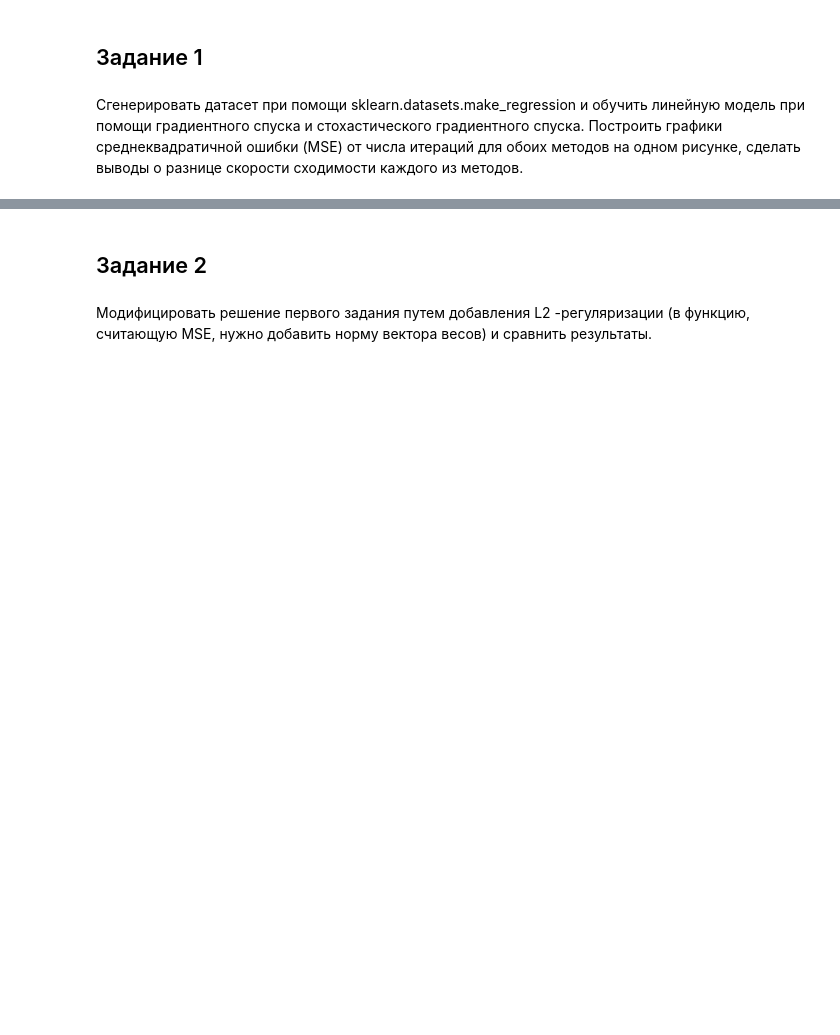
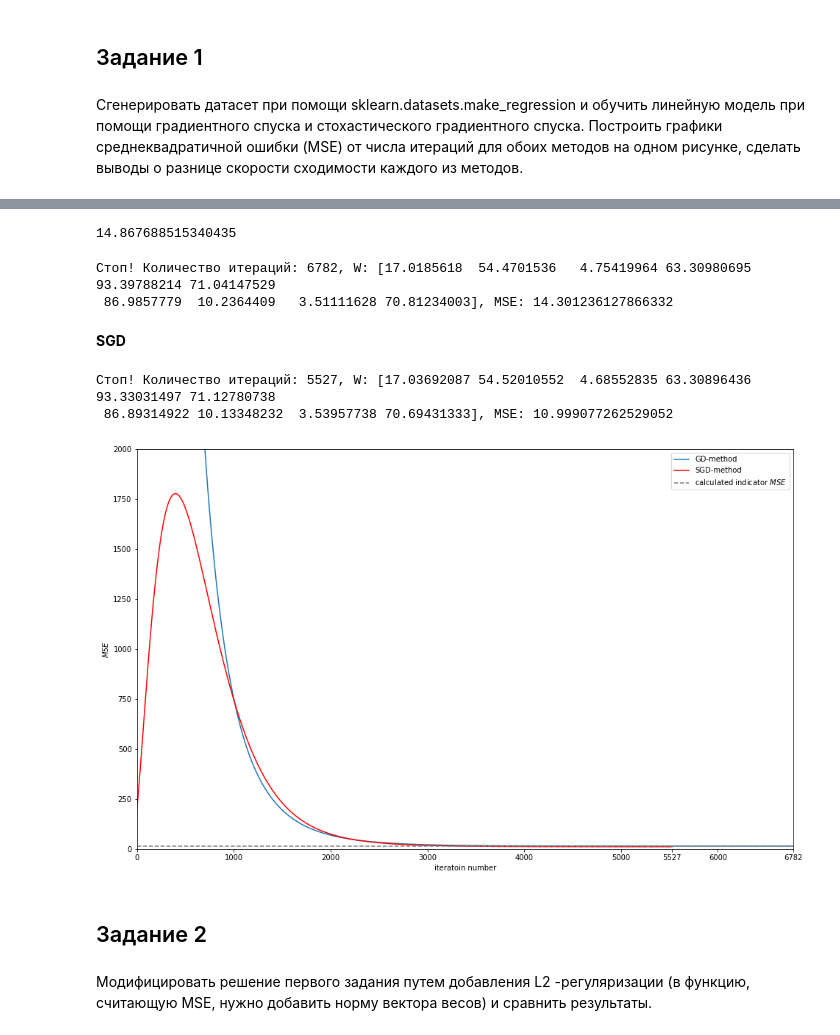
Before and after one commit to vit050587/Data-analysis, a Jupyter notebook: analytics_data.ipynb, the cells around one changed output, grey strips where cells are left out. Drawn from its saved outputs; the diff is of its cells as text; code cells hidden in the pictures; blank space fills up the shorter version.

```diff
--- a/analytics_data.ipynb
+++ b/analytics_data.ipynb
@@ -292,0 +306,36 @@ NameError: ignored
+# %%
+mse_default = calc_mse(y, y_pred_default)
+mse_default
+# %% [output]
+14.867688515340435
+# %%
+def One_grad_desc(X, y, alpha=1e-04, verbose=False, tol=0.0):
+    n = X.shape[0]
+    W = np.random.randn(X.shape[1], )    # стартовые веса
+    min_err = float('inf')               # минимальная ошибка
+    n_iter = 0                           # счетчик итераций
+    stop_chek = True                     # остановка итераций
+    errors = []
+    while stop_chek:
+        n_iter += 1
+        y_pred = W @ X.T
+        err = calc_mse(y, y_pred)
+        errors.append(err)
+        if min_err - err > tol:         # сравнение ошибки
+            min_err = err
+        else:
+            print(
+                f'Стоп! Количество итераций: {n_iter}, W: {W}, MSE: {min_err}')
+            stop_chek = False
+        W -= alpha * (1 / n * 2 * np.sum(X.T * (y_pred - y), axis=1))
+        if verbose:
+            if n_iter % 100 == 0:
+                print(n_iter, W, err)
+    return W, min_err, errors
+# %%
+W_1, mse_1, score_1 = One_grad_desc(X, y, alpha=0.001, tol=0.00001)
+# %% [output]
+Стоп! Количество итераций: 6782, W: [17.0185618  54.4701536   4.75419964 63.30980695 93.39788214 71.04147529
+ 86.9857779  10.2364409   3.51111628 70.81234003], MSE: 14.301236127866332
+# %% [markdown]
+**SGD**
@@ -293,3 +379,22 @@ NameError: ignored
+# %%
+W_2, mse_2, score_2 = One_sgd(X, y, alpha=0.001, batch_size=1, n_epoch=8000, tol=0.00001)
+# %% [output]
+Стоп! Количество итераций: 5527, W: [17.03692087 54.52010552  4.68552835 63.30896436 93.33031497 71.12780738
+ 86.89314922 10.13348232  3.53957738 70.69431333], MSE: 10.999077262529052
+# %%
+plt.figure(figsize=(16, 10))
+plt.ylim((0,2000))
+plt.xlim((0,len(score_1)-1000))
+plt.plot([x for x in range(len(score_1))], score_1, label='GD-method')
+plt.plot([x for x in range(len(score_2))], score_2, c='r', label='SGD-method')
+plt.axhline(mse_default, c='gray', ls='--', label=r'calculated indicator $MSE$', mew=0.9)
+plt.xlabel('iteratoin number')
+plt.xticks(list(plt.xticks()[0])+[len(score_1), len(score_2)])
+plt.ylabel(r'$MSE$')
+plt.legend()
+plt.show()
+# %% [output]
+[figure, added]
 # %% [markdown]
 ## Задание 2
 # %% [markdown]
```
Also changed, not shown: parts of 27 cells of this notebook.
